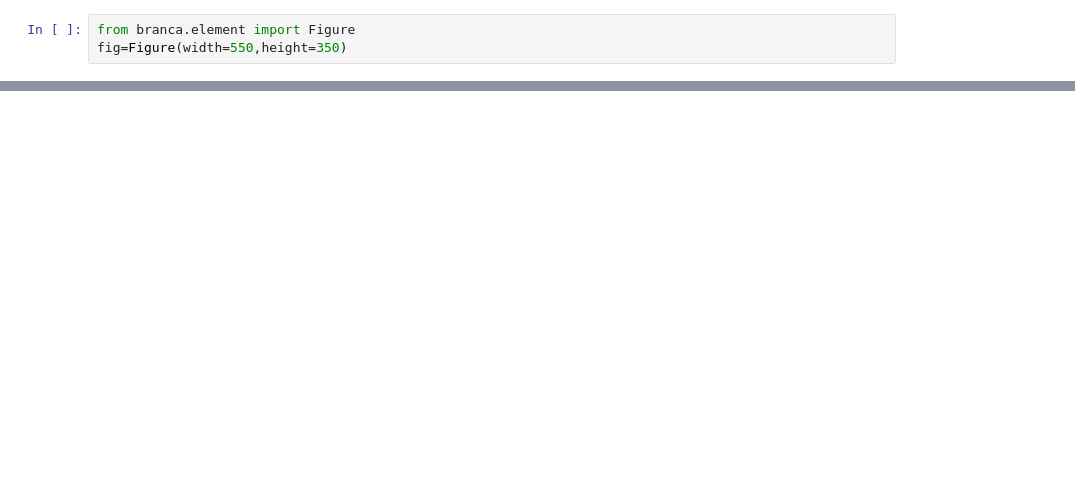
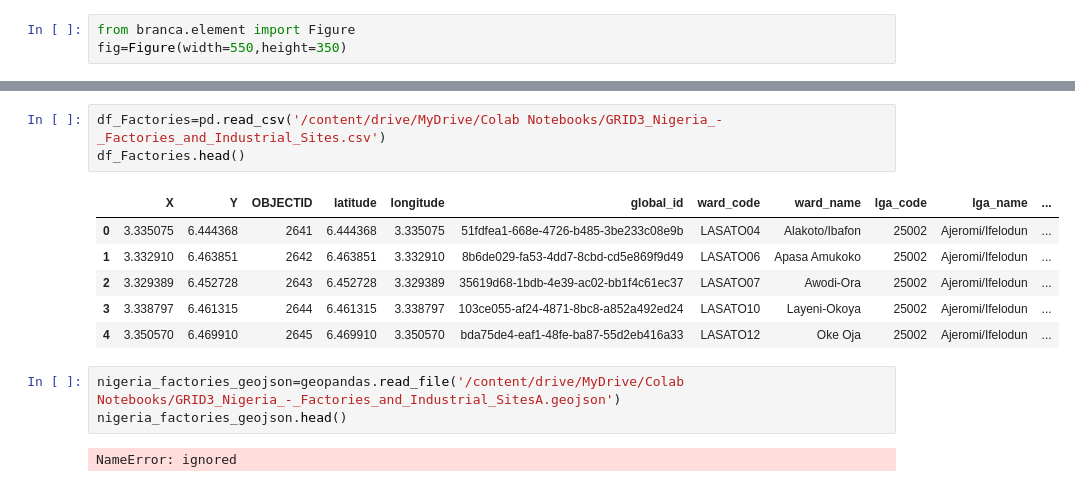
Before and after one commit to MMoronto/Folium_Playground, a Jupyter notebook: Lagos_Folium_Map_Tests.ipynb, the cells around one changed output, grey strips where cells are left out. Saved outputs shown, nothing was run; the diff lists cells and outputs as text; blank space fills up the shorter version.

```diff
--- a/Lagos_Folium_Map_Tests.ipynb
+++ b/Lagos_Folium_Map_Tests.ipynb
@@ -59,0 +168,15 @@ m4
+# %%
+df_Factories=pd.read_csv('/content/drive/MyDrive/Colab Notebooks/GRID3_Nigeria_-_Factories_and_Industrial_Sites.csv')
+df_Factories.head()
+# %% [output]
+|  | X | Y | OBJECTID | latitude | longitude | global_id | ward_code | ward_name | lga_code | lga_name | ... |
+| 0 | 3.335075 | 6.444368 | 2641 | 6.444368 | 3.335075 | 51fdfea1-668e-4726-b485-3be233c08e9b | LASATO04 | Alakoto/Ibafon | 25002 | Ajeromi/Ifelodun | ... |
+| 1 | 3.332910 | 6.463851 | 2642 | 6.463851 | 3.332910 | 8b6de029-fa53-4dd7-8cbd-cd5e869f9d49 | LASATO06 | Apasa Amukoko | 25002 | Ajeromi/Ifelodun | ... |
+| 2 | 3.329389 | 6.452728 | 2643 | 6.452728 | 3.329389 | 35619d68-1bdb-4e39-ac02-bb1f4c61ec37 | LASATO07 | Awodi-Ora | 25002 | Ajeromi/Ifelodun | ... |
+| 3 | 3.338797 | 6.461315 | 2644 | 6.461315 | 3.338797 | 103ce055-af24-4871-8bc8-a852a492ed24 | LASATO10 | Layeni-Okoya | 25002 | Ajeromi/Ifelodun | ... |
+| 4 | 3.350570 | 6.469910 | 2645 | 6.469910 | 3.350570 | bda75de4-eaf1-48fe-ba87-55d2eb416a33 | LASATO12 | Oke Oja | 25002 | Ajeromi/Ifelodun | ... |
+# %%
+nigeria_factories_geojson=geopandas.read_file('/content/drive/MyDrive/Colab Notebooks/GRID3_Nigeria_-_Factories_and_Industrial_SitesA.geojson')
+nigeria_factories_geojson.head()
+# %% [output]
+NameError: ignored
```
Also changed, not shown: parts of 5 cells of this notebook.
